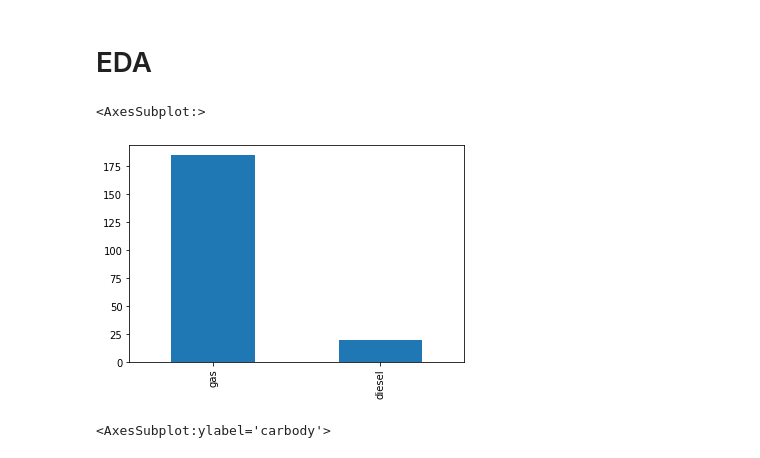
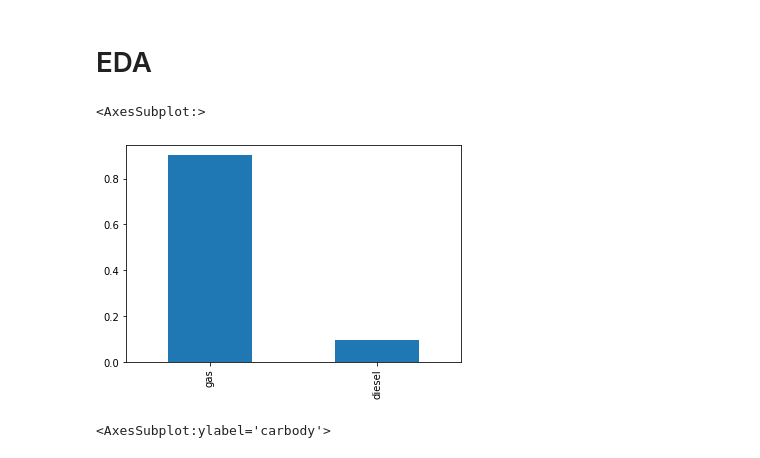
Before and after one commit to Hrithik2212/Python-Advanced-, a Jupyter notebook: DA lab/Lab-10/Data_analysis.ipynb, the cells around one changed output. Drawn from its saved outputs; the diff is of its cells as text; code cells hidden in the pictures.

```diff
--- a/DA lab/Lab-10/Data_analysis.ipynb
+++ b/DA lab/Lab-10/Data_analysis.ipynb
@@ -148,11 +148,11 @@ memory usage: 37.1+ KB
 # %% [markdown]
 # EDA
 # %%
-m = data_org.fueltype.value_counts()
+m = data_org.fueltype.value_counts(normalize=True)
 m.plot.bar()
 # %% [output]
 <AxesSubplot:>
-[figure, old version]
+[figure, new version]
 # %%
 m = data_org.carbody.value_counts()
 m.plot.pie()
```
Also changed, not shown: parts of 1 cell of this notebook, 1 other file.
